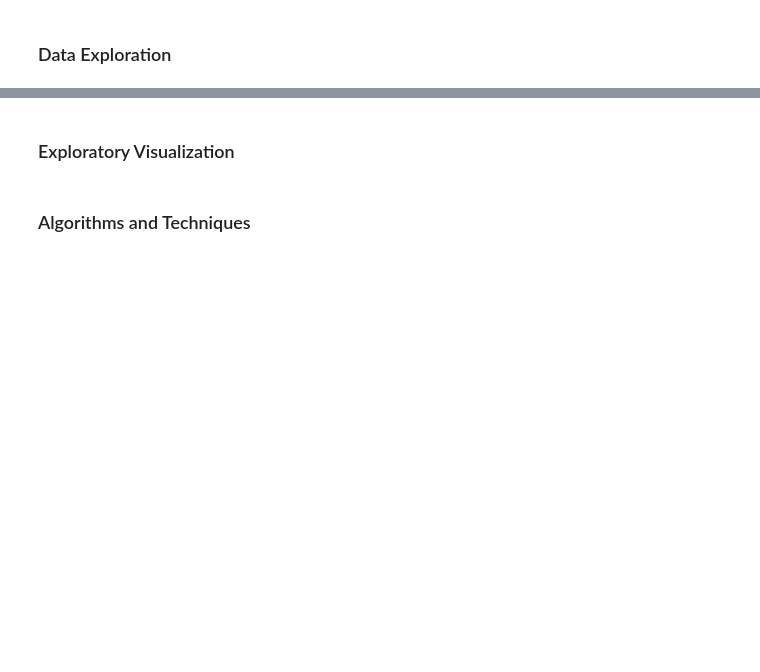
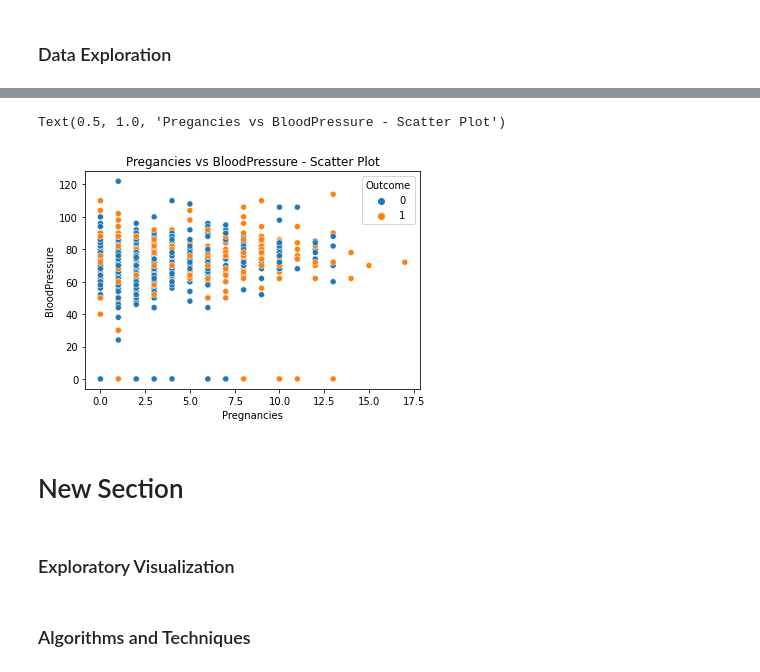
Before and after one commit to DineshAnalyticsandAI/Diabetes-Detection, a Jupyter notebook: Diabetes_Detection.ipynb, the cells around one changed output, grey strips where cells are left out. Saved outputs shown, nothing was run; the diff lists cells and outputs as text; code cells hidden in the pictures; blank space fills up the shorter version.

```diff
--- a/Diabetes_Detection.ipynb
+++ b/Diabetes_Detection.ipynb
@@ -52,3 +159,11 @@ o	Deploy web application using Heroku (Cloud application platform)
+# %%
+sns.scatterplot(data = df, x='Pregnancies',y='BloodPressure',hue='Outcome')
+plt.title('Pregancies vs BloodPressure - Scatter Plot')
+# %% [output]
+Text(0.5, 1.0, 'Pregancies vs BloodPressure - Scatter Plot')
+[figure, added]
+# %% [markdown]
+# New Section
 # %% [markdown]
 ### Exploratory Visualization
 # %% [markdown]
```
Also changed, not shown: parts of 13 cells of this notebook.
